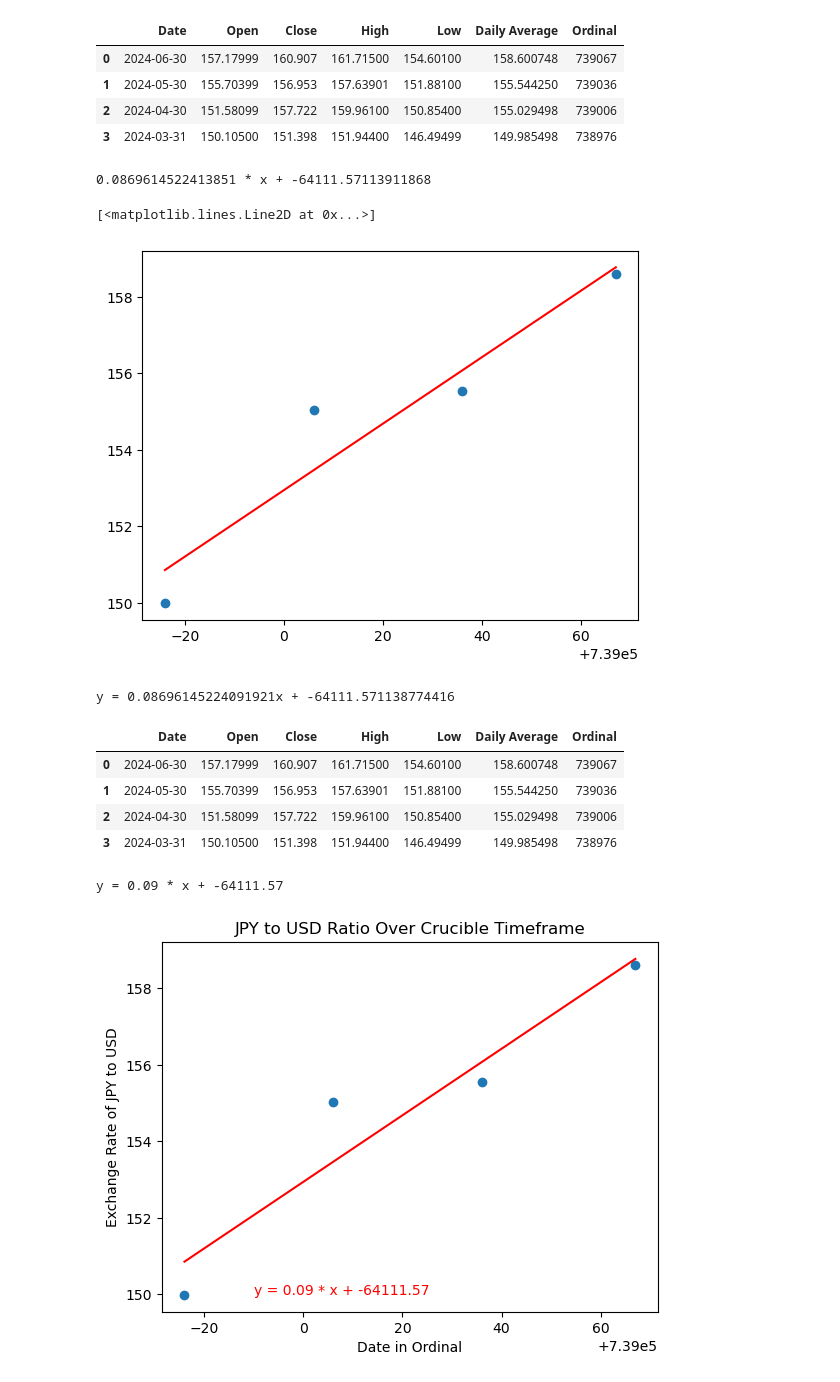
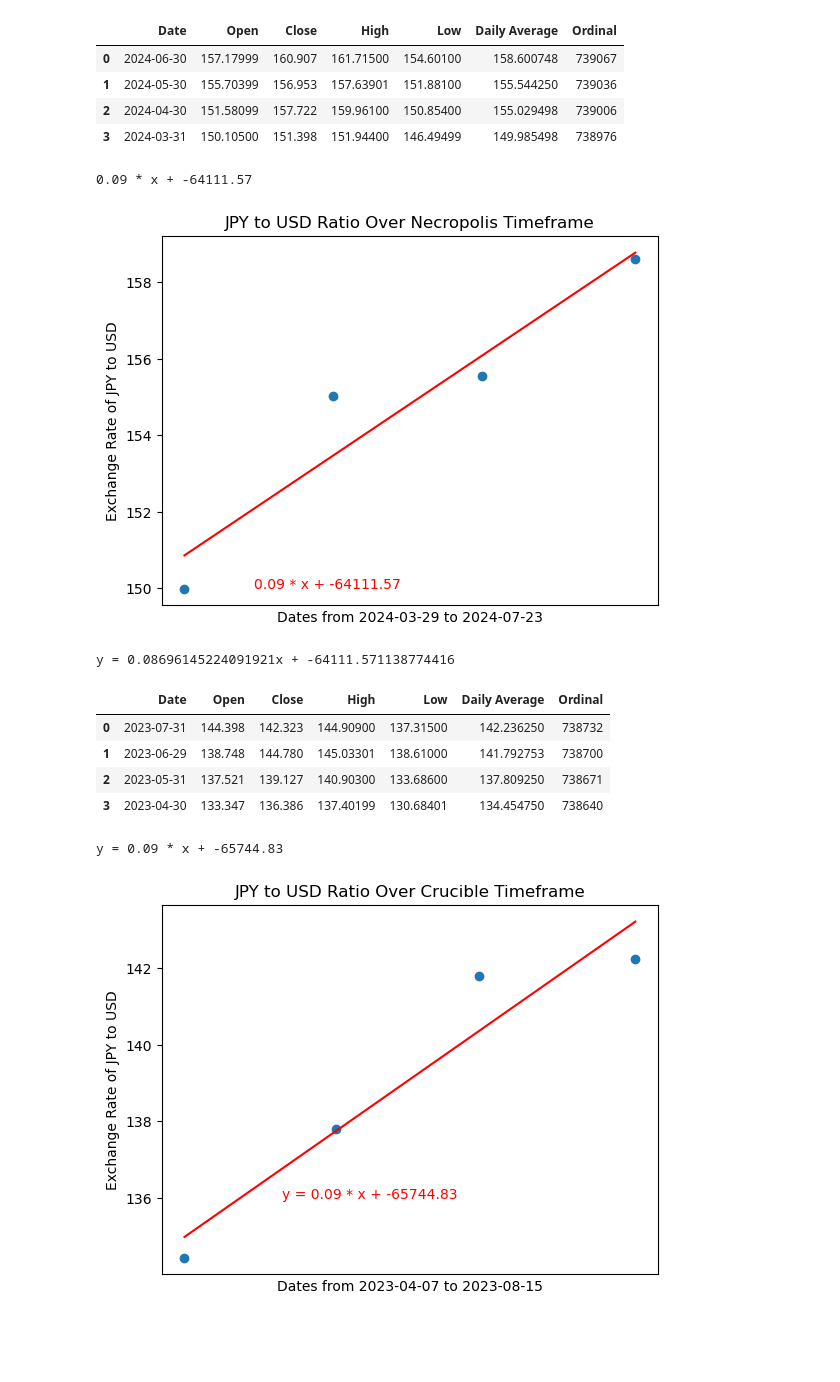
Before and after one commit to Brendan838/Path-of-Exile-Analysis, a Jupyter notebook: StockAPI.ipynb, the cells around one changed output. Drawn from its saved outputs; the diff is of its cells as text; code cells hidden in the pictures; blank space fills up the shorter version.

Commit message:
Final version with saved plots.

```diff
--- a/StockAPI.ipynb
+++ b/StockAPI.ipynb
@@ -144,13 +140,20 @@ nec_time
 # %%
 # Plot best fit line to scatter graph of data using polyfit
 m, b = np.polyfit(nec_time["Ordinal"], nec_time["Daily Average"], 1)
-print(f"{m} * x + {b}")
+nec_time_line_eq = f"{round(m, 2)} * x + {round(b, 2)}"
+print(nec_time_line_eq)
 plt.scatter(nec_time["Ordinal"], nec_time["Daily Average"])
 plt.plot(nec_time["Ordinal"], m * nec_time["Ordinal"] + b, color="red")
+plt.annotate(nec_time_line_eq, xy=[738990, 150], color="red")
+plt.xlabel(f"Dates from {nec_start_date} to {nec_end_date}")
+plt.xticks([])
+plt.ylabel("Exchange Rate of JPY to USD")
+plt.title("JPY to USD Ratio Over Necropolis Timeframe")
+plt.savefig("JPYtoUSDNecropolis.jpg")
+plt.show()
 # %% [output]
-0.0869614522413851 * x + -64111.57113911868
+0.09 * x + -64111.57
-[<matplotlib.lines.Line2D at 0x...>]
-[figure, old version]
+[figure, new version]
 # %%
 # Linear regression aquired from scipy
 slope, intercept, r, p, se = linregress(nec_time["Ordinal"], nec_time["Daily Average"])
@@ -159,7 +162,7 @@ print(f"y = {slope}x + {intercept}")
 y = 0.08696145224091921x + -64111.571138774416
 # %%
 # Create Dataframe for crucible time frame and reset index to for formatting
-cru_time = clean_df[(clean_df.index <= nec_end) & (clean_df.index >= nec_start)]
+cru_time = clean_df[(clean_df.index <= cru_end) & (clean_df.index >= cru_start)]
 cru_time = cru_time.reset_index(names="Date")
 # %%
 # Add column of Ordinal formated from datetime to dataframe
@@ -167,25 +170,27 @@ cru_time["Ordinal"] = cru_time["Date"].apply(pd.Timestamp.toordinal)
 cru_time
 # %% [output]
 |  | Date | Open | Close | High | Low | Daily Average | Ordinal |
-| 0 | 2024-06-30 | 157.17999 | 160.907 | 161.71500 | 154.60100 | 158.600748 | 739067 |
-| 1 | 2024-05-30 | 155.70399 | 156.953 | 157.63901 | 151.88100 | 155.544250 | 739036 |
-| 2 | 2024-04-30 | 151.58099 | 157.722 | 159.96100 | 150.85400 | 155.029498 | 739006 |
-| 3 | 2024-03-31 | 150.10500 | 151.398 | 151.94400 | 146.49499 | 149.985498 | 738976 |
+| 0 | 2023-07-31 | 144.398 | 142.323 | 144.90900 | 137.31500 | 142.236250 | 738732 |
+| 1 | 2023-06-29 | 138.748 | 144.780 | 145.03301 | 138.61000 | 141.792753 | 738700 |
+| 2 | 2023-05-31 | 137.521 | 139.127 | 140.90300 | 133.68600 | 137.809250 | 738671 |
+| 3 | 2023-04-30 | 133.347 | 136.386 | 137.40199 | 130.68401 | 134.454750 | 738640 |
 # %%
 # Plot best fit line to scatter graph of data using polyfit
 m, b = np.polyfit(cru_time["Ordinal"], cru_time["Daily Average"], 1)
 cru_time_lin_eq = f"y = {round(m, 2)} * x + {round(b, 2)}"
 print(cru_time_lin_eq)
 plt.scatter(cru_time["Ordinal"], cru_time["Daily Average"])
+plt.xticks([])
 plt.plot(cru_time["Ordinal"], m * cru_time["Ordinal"] + b, color="red")
 plt.title("JPY to USD Ratio Over Crucible Timeframe")
-plt.xlabel("Date in Ordinal")
+plt.xlabel(f"Dates from {cru_start_date} to {cru_end_date}")
 plt.ylabel("Exchange Rate of JPY to USD")
-plt.annotate(cru_time_lin_eq, xy=[738990, 150], color="red")
+plt.annotate(cru_time_lin_eq, xy=[738660, 136], color="red")
+plt.savefig("JPYtoUSDCrucible.jpg")
 plt.show()
 # %% [output]
-y = 0.09 * x + -64111.57
+y = 0.09 * x + -65744.83
-[figure, old version]
+[figure, new version]
 # %%
 # Linear regression aquired from scipy
 slope, intercept, r, p, se = linregress(cru_time["Ordinal"], cru_time["Daily Average"])
```
Also changed, not shown: parts of 8 cells of this notebook, 3 other files.
